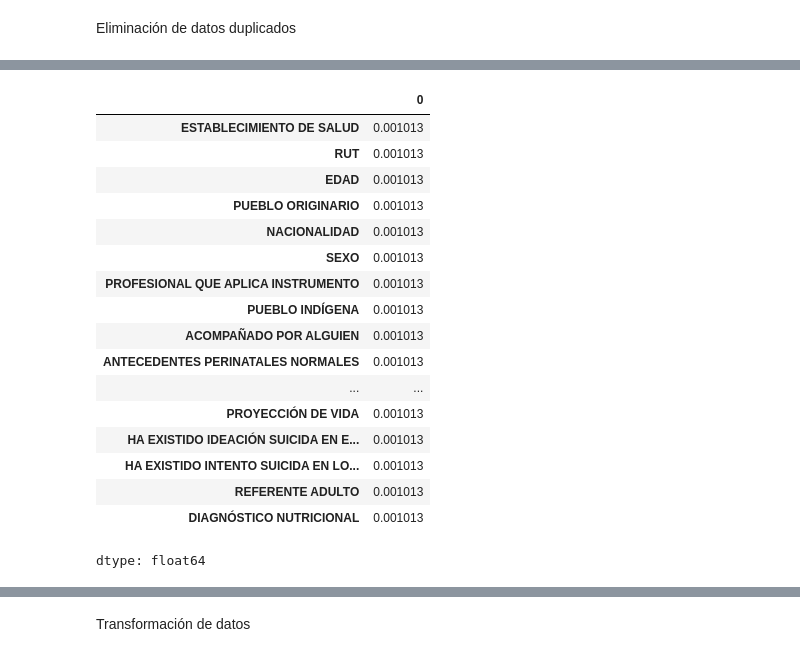
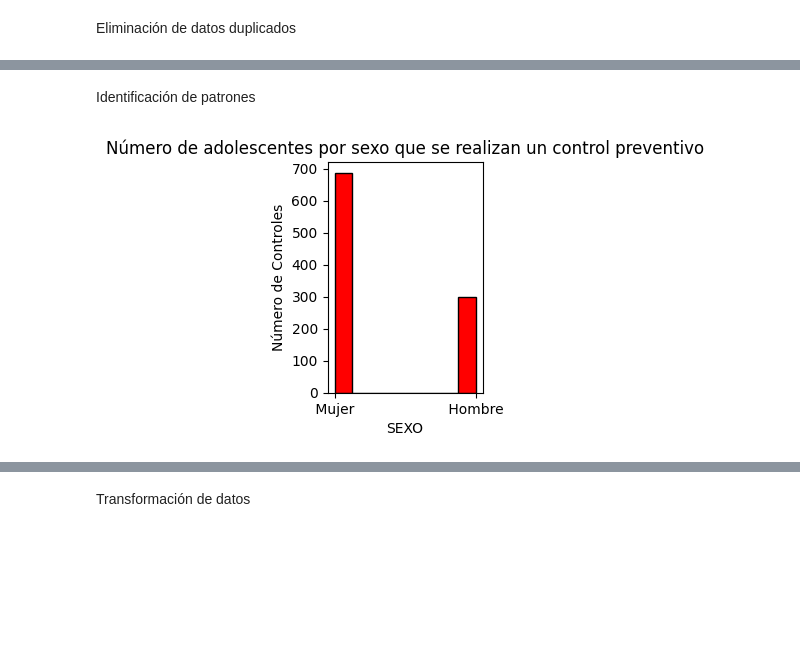
Before and after one commit to EliOrellana/proyectofinal_diplomado, a Jupyter notebook: proyectofinal_IAensalud_elizabethorellanabaez.ipynb, the cells around one changed output, grey strips where cells are left out. Cells and saved outputs as stored; diff of their text form; code cells hidden in the pictures; blank space fills up the shorter version.

```diff
--- a/proyectofinal_IAensalud_elizabethorellanabaez.ipynb
+++ b/proyectofinal_IAensalud_elizabethorellanabaez.ipynb
@@ -284,14 +254,0 @@ from sklearn.preprocessing import MinMaxScaler, StandardScaler, MaxAbsScaler
-# %%
-import pandas as pd
-from sklearn.preprocessing import MaxAbsScaler
-
-print(df.shape)
-
-max_scaler = MaxAbsScaler()
-
-df['EDAD'] = max_scaler.fit_transform(df[['EDAD']])
-
-print("\nDataFrame normalizado Max:")
-print(f"Max 'EDAD' normalizado: {df['EDAD'].max()}")
-print(f"Min 'EDAD' normalizado: {df['EDAD'].min()}")
-df.head()
@@ -324,21 +255,12 @@ dtype: float64
-# %%
-df.isnull().sum()/len(df)
-# %% [output]
-|  | 0 |
-| ESTABLECIMIENTO DE SALUD | 0.001013 |
-| RUT | 0.001013 |
-| EDAD | 0.001013 |
-| PUEBLO ORIGINARIO | 0.001013 |
-| NACIONALIDAD | 0.001013 |
-| SEXO | 0.001013 |
-| PROFESIONAL QUE APLICA INSTRUMENTO | 0.001013 |
-| PUEBLO INDÍGENA | 0.001013 |
-| ACOMPAÑADO POR ALGUIEN | 0.001013 |
-| ANTECEDENTES PERINATALES NORMALES | 0.001013 |
-| ... | ... |
-| PROYECCIÓN DE VIDA | 0.001013 |
-| HA EXISTIDO IDEACIÓN SUICIDA EN E... | 0.001013 |
-| HA EXISTIDO INTENTO SUICIDA EN LO... | 0.001013 |
-| REFERENTE ADULTO | 0.001013 |
-| DIAGNÓSTICO NUTRICIONAL | 0.001013 |
-dtype: float64
+# %% [markdown]
+Identificación de patrones
+# %%
+from scipy.stats import norm
+plt.figure(figsize=(2, 3))
+plt.hist(df['SEXO'], bins=8, edgecolor='black', color = 'red')
+plt.title('Número de adolescentes por sexo que se realizan un control preventivo')
+plt.ylabel('Número de Controles')
+plt.xlabel('SEXO')
+plt.show()
+# %% [output]
+[figure, added]
```
Also changed, not shown: parts of 58 cells of this notebook.
